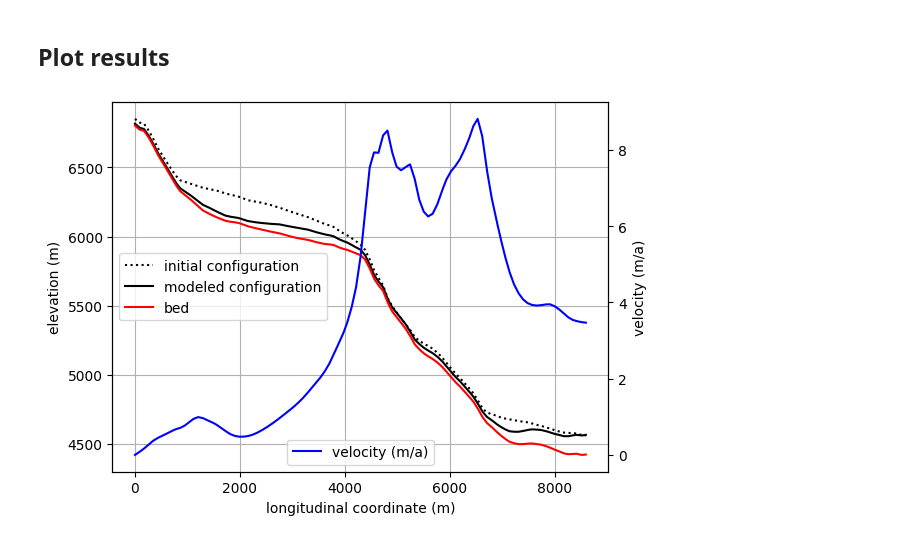
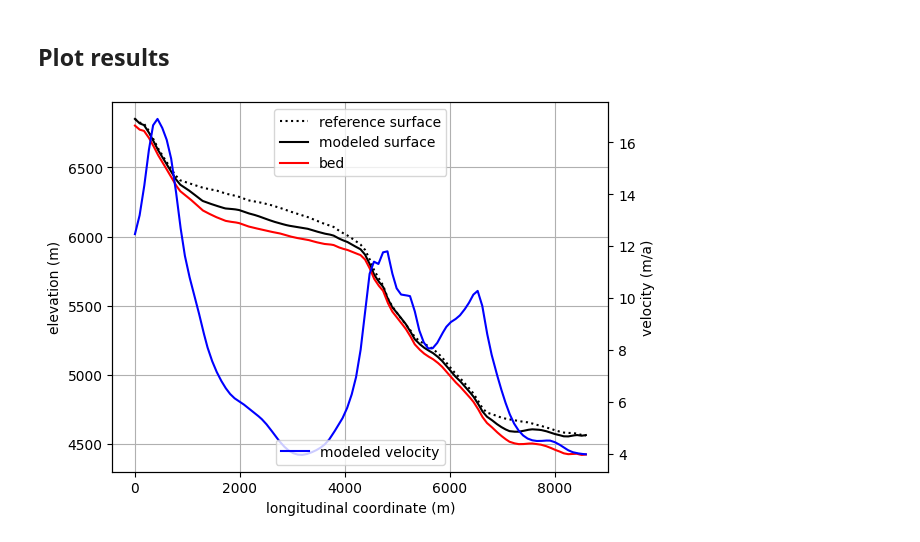
Before and after one commit to chrismiele/glimmer, a Jupyter notebook: modeling/model_lugge_1D.ipynb, the cells around one changed output. Drawn from its saved outputs; the diff is of its cells as text; code cells hidden in the pictures.

```diff
--- a/modeling/model_lugge_1D.ipynb
+++ b/modeling/model_lugge_1D.ipynb
@@ -26,6 +29,7 @@ os.getcwd()
 base_path = '/eejit/home/bezu0001/'
 centerline_path = base_path + 'data/centerlines/RGI2000-v7.0-L-15_south_asia_east/RGI2000-v7.0-L-15_south_asia_east.shp'
 outline_path = base_path + 'data/outlines/RGI2000-v7.0-G-15_south_asia_east/RGI2000-v7.0-G-15_south_asia_east.shp'
+velocity_path = base_path + 'data/velocity/lugge/MedianVelocity_2006.tif'
 
 # Load data
 centerlines = gpd.read_file(centerline_path)
@@ -107,15 +177,16 @@ smb.dat.data[:] = smb_on_mesh
 # %%
 # Sample elevation, thickness, and SMB along the mesh
 X = np.array([(x,) for x in np.linspace(0, length, int(length))])
-elevation_profile = np.array(dem.at(X, tolerance=1e-10))
-thickness_profile = np.array(thickness.at(X, tolerance=1e-10))
-bed_profile = elevation_profile - thickness_profile
-smb_profile = np.array(smb.at(X, tolerance=1e-10))
+elevation_ref = np.array(dem.at(X, tolerance=1e-10))
+thickness_ref = np.array(thickness.at(X, tolerance=1e-10))
+bed_ref = elevation_ref - thickness_ref
+smb_ref = np.array(smb.at(X, tolerance=1e-10))
+velocity_ref = velocity.at(X, tolerance = 1e-10)
 
 # Plot
 fig, ax1 = plt.subplots()
-ax1.plot(X.flatten(), elevation_profile, label='Surface Elevation')
-ax1.plot(X.flatten(), bed_profile, label='Bed Elevation')
+ax1.plot(X.flatten(), elevation_ref, label='Surface Elevation')
+ax1.plot(X.flatten(), bed_ref, label='Bed Elevation')
 ax1.set_xlabel('Distance along centerline (m)')
 ax1.set_ylabel('Elevation (m)')
 ax1.grid(True)
@@ -123,10 +194,10 @@ ax1.legend(loc='lower left')
 
 # Add twin axis for SMB
 ax2 = ax1.twinx()
-ax2.plot(X.flatten(), smb_profile, color='green', linestyle='dashed', label='SMB')
-ax2.set_ylabel('SMB (m w.e./yr)')
+ax2.plot(X.flatten(), velocity_ref, color='green', linestyle='dashed', label='velocity')
+ax2.set_ylabel('velocity (m/yr)')
 ax2.legend(loc='upper right')
 
-plt.title('Surface, Bed Elevation & SMB along Centerline')
+plt.title('Surface, Bed Elevation & Velocity along Centerline')
 plt.show()
 # %% [output]
@@ -140,17 +212,20 @@ from icepack.utilities import itemgetter
 import tqdm
 # %%
-T = 273.15 #ice temperature (K), assumed isothermal
+T = 273.15 - 0 #ice temperature (K), assumed isothermal
 A = Constant(icepack.rate_factor(T))
 H = thickness.copy(deepcopy = True)
 s = dem.copy(deepcopy = True)
 
 Q = FunctionSpace(mesh, 'CG', 1)
-u = Function(Q).project(Constant(0))
+x, = SpatialCoordinate(Q)
+u = Function(Q).project(Constant(velocity_ref[0]))
 
 u_0 = u.copy(deepcopy = True)
 H_0 = H.copy(deepcopy = True)
 s_0 = s.copy(deepcopy = True)
 bed = Function(Q).project(s_0 - H_0)
+
+terminus_coordinate = glacier_length
 # %% [markdown]
 ## SIA solver from icepack
 # %%
@@ -165,7 +240,7 @@ flow_solver = icepack.solvers.FlowSolver(flow_model, **opts)
 
 Right now this is modeled to steady state under the assumption of zero mass balance. Using the actual SMB data, the model reaches zero thickness in places and fails before reaching steady state.
 # %%
-Δt = 1/10
+Δt = 1/100
 num_years = 200
 num_timesteps = int(num_years/Δt)
 
@@ -177,24 +252,25 @@ for step in tqdm.trange(num_timesteps):
     H = flow_solver.prognostic_solve(Δt, thickness = H, velocity = u, thickness_inflow = H_0, accumulation = Constant(0))
     s.project(bed + H)
 
-    if step % int(10/Δt) == 0: #every ten years:
-        thickness_evolution.append(H.at(X, tolerance = 1e-10))
-        velocity_evolution.append(u.at(X, tolerance = 1e-10))
+    # if step % int(1/Δt) == 0: #save results every year
+    #     thickness_evolution.append(H.at(X, tolerance = 1e-10))
+    #     velocity_evolution.append(u.at(X, tolerance = 1e-10))
 # %% [markdown]
 ## Plot results
 # %%
 plt.figure()
-plt.plot(elevation_profile, color = 'k', linestyle = 'dotted', label = 'initial configuration')
-plt.plot(s.at(X, tolerance = 1e-10), color = 'k', linestyle = 'solid', label = 'modeled configuration')
+plt.plot(elevation_ref, color = 'k', linestyle = 'dotted', label = 'reference surface')
+plt.plot(s.at(X, tolerance = 1e-10), color = 'k', linestyle = 'solid', label = 'modeled surface')
 plt.plot(bed.at(X, tolerance = 1e-10), color = 'red', linestyle = 'solid', label = 'bed')
 plt.grid()
 plt.xlabel('longitudinal coordinate (m)')
 plt.ylabel('elevation (m)')
-plt.legend(loc = 'center left')
+plt.legend(loc = 'upper center')
 plt.twinx()
-plt.plot(u.at(X, tolerance = 1e-10), color = 'blue', label = 'velocity (m/a)')
+# plt.plot(velocity_ref, color = 'blue', linestyle = 'dotted', label = 'reference velocity')
+plt.plot(u.at(X, tolerance = 1e-10), color = 'blue', label = 'modeled velocity')
 plt.ylabel('velocity (m/a)')
 plt.legend(loc = 'lower center')
 plt.show()
 # %% [output]
-[figure, old version]
+[figure, new version]
```
Also changed, not shown: parts of 16 cells of this notebook.
